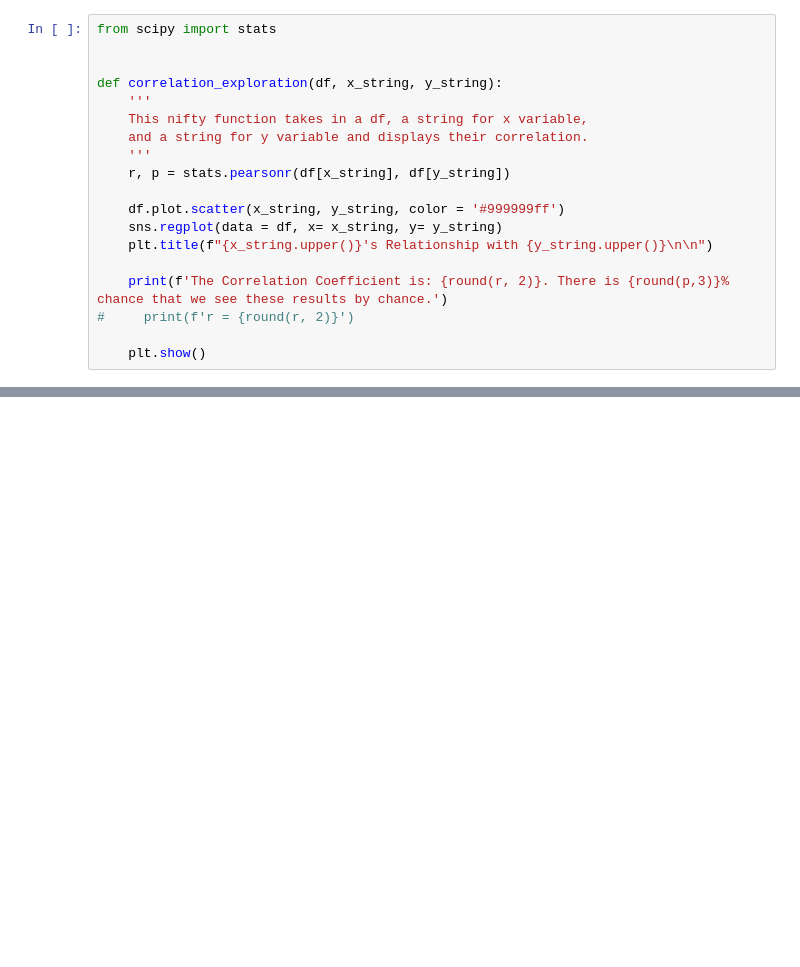
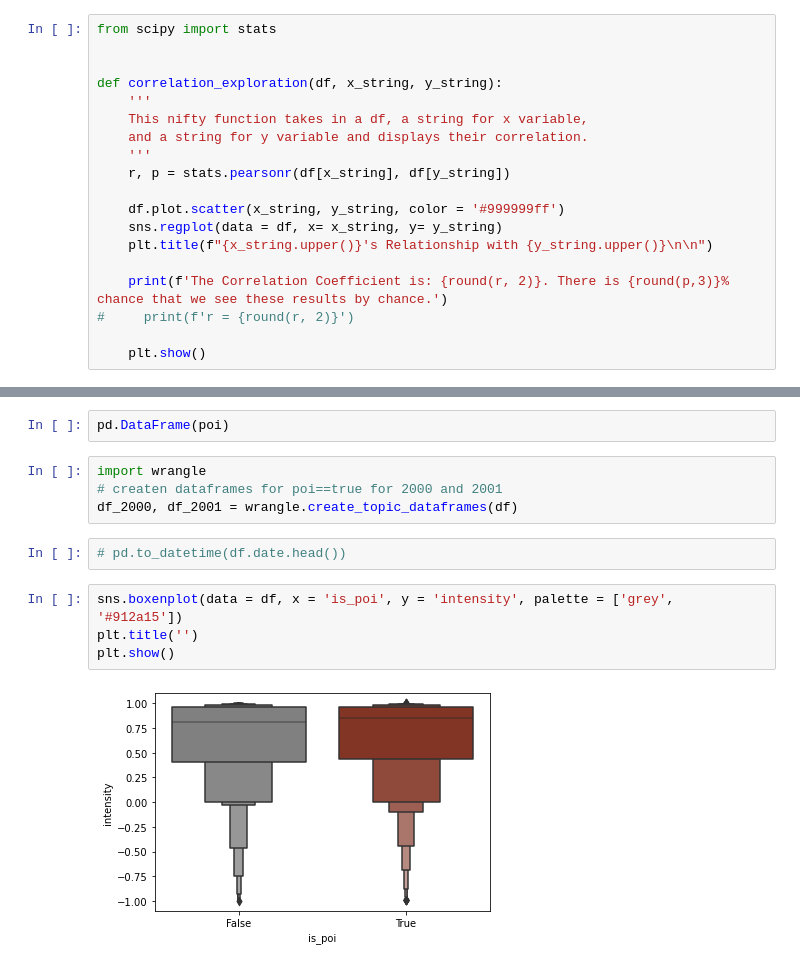
Before and after one commit to Enron-Discussion-NLP/Capstone, a Jupyter notebook: 00_Stephanie/steph-notebook_post-mvp.ipynb, the cells around one changed output, grey strips where cells are left out. Saved outputs shown, nothing was run; the diff lists cells and outputs as text; blank space fills up the shorter version.

```diff
--- a/00_Stephanie/steph-notebook_post-mvp.ipynb
+++ b/00_Stephanie/steph-notebook_post-mvp.ipynb
@@ -537,0 +457,14 @@ hose things: but more than anything else, it was an act of hesperophobia.=
+# %%
+pd.DataFrame(poi)
+# %%
+import wrangle
+# createn dataframes for poi==true for 2000 and 2001
+df_2000, df_2001 = wrangle.create_topic_dataframes(df)
+# %%
+# pd.to_datetime(df.date.head())
+# %%
+sns.boxenplot(data = df, x = 'is_poi', y = 'intensity', palette = ['grey', '#912a15'])
+plt.title('')
+plt.show()
+# %% [output]
+[figure, added]
```
Also changed, not shown: parts of 29 cells of this notebook, 3 other files.
